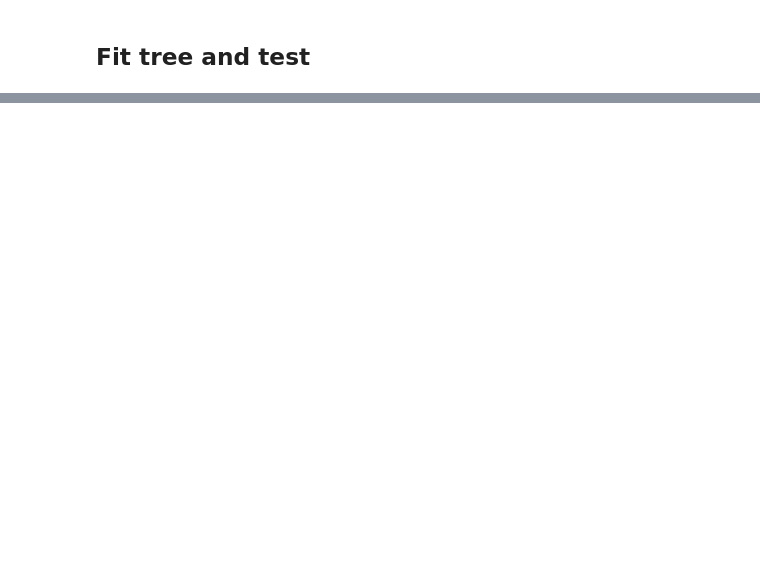
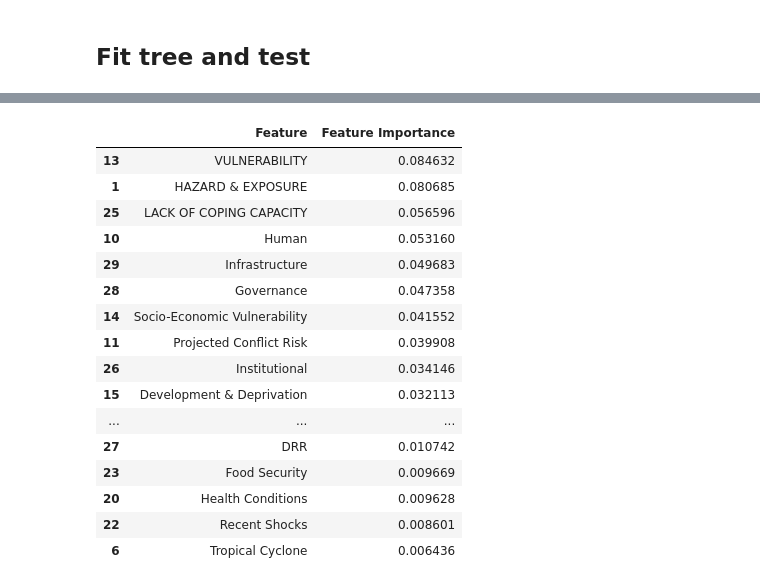
Before and after one commit to eleanoralvarez/Predicting-Humanitarian-Crisis, a Jupyter notebook: EDA-RISK2024.ipynb, the cells around one changed output, grey strips where cells are left out. Saved outputs shown, nothing was run; the diff lists cells and outputs as text; code cells hidden in the pictures; blank space fills up the shorter version.

```diff
--- a/EDA-RISK2024.ipynb
+++ b/EDA-RISK2024.ipynb
@@ -224,0 +271,9 @@ display(feature_importances)
+# %%
+rf=RandomForestClassifier(n_estimators=1000) #1000 decision makers is often a good number to go for
+rf.fit(X_train, Y_train)
+
+print('Train score: '+str(rf.score(X_train,Y_train)))
+print('Test score: '+str(rf.score(X_test,Y_test)))
+
+predictions = rf.predict(X_test)
+print(classification_report(Y_test, predictions))
@@ -224,0 +294,21 @@ display(feature_importances)
+# %%
+feature_importances=pd.DataFrame({'Feature':X.columns,'Feature Importance':rf.feature_importances_}).sort_values(by='Feature Importance', ascending=False)
+display(feature_importances)
+# %% [output]
+|  | Feature | Feature Importance |
+| 13 | VULNERABILITY | 0.084632 |
+| 1 | HAZARD & EXPOSURE | 0.080685 |
+| 25 | LACK OF COPING CAPACITY | 0.056596 |
+| 10 | Human | 0.053160 |
+| 29 | Infrastructure | 0.049683 |
+| 28 | Governance | 0.047358 |
+| 14 | Socio-Economic Vulnerability | 0.041552 |
+| 11 | Projected Conflict Risk | 0.039908 |
+| 26 | Institutional | 0.034146 |
+| 15 | Development & Deprivation | 0.032113 |
+| ... | ... | ... |
+| 27 | DRR | 0.010742 |
+| 23 | Food Security | 0.009669 |
+| 20 | Health Conditions | 0.009628 |
+| 22 | Recent Shocks | 0.008601 |
+| 6 | Tropical Cyclone | 0.006436 |
```
Also changed, not shown: parts of 20 cells of this notebook, 10 other files.
